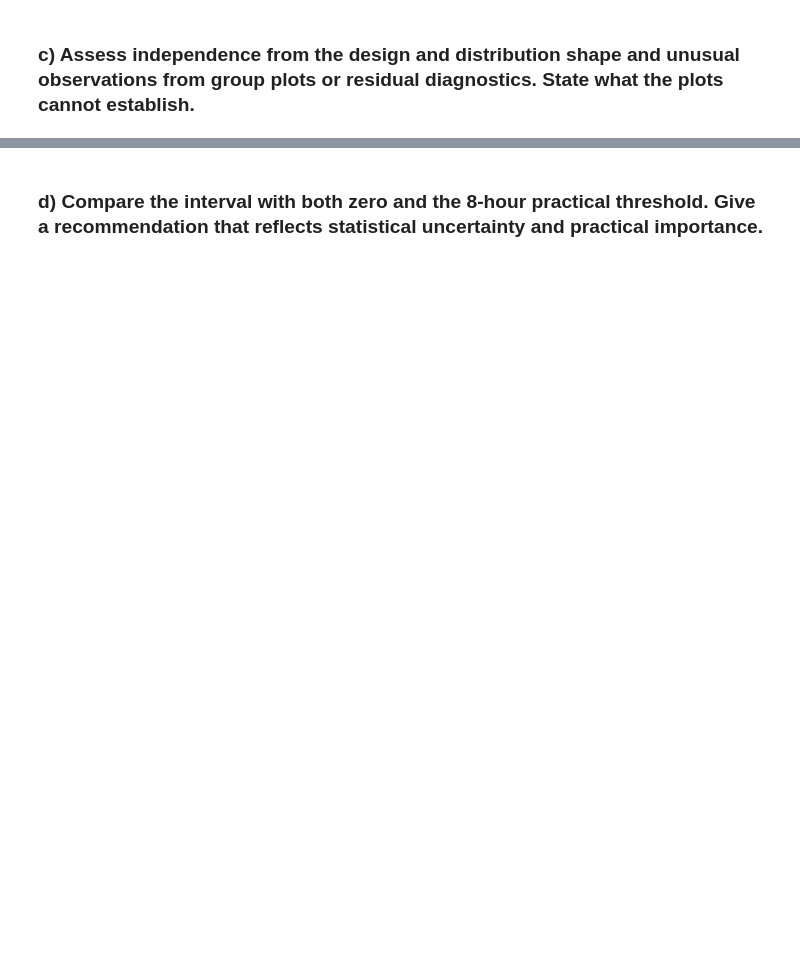
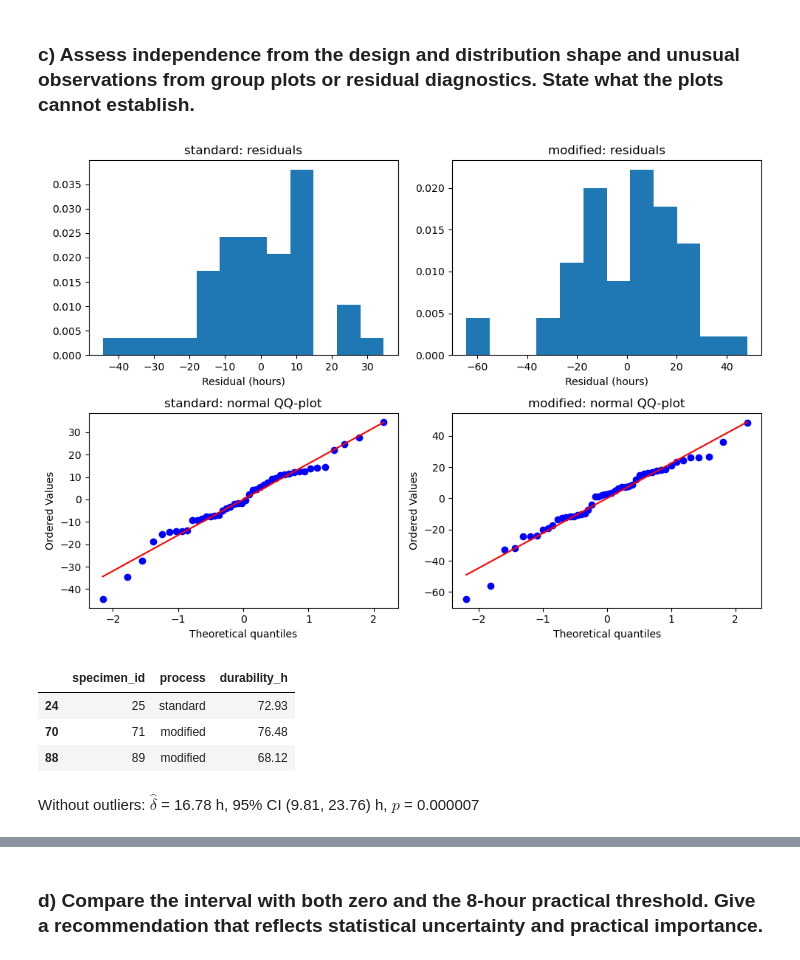
Before and after one commit to Fanticel/STA1, a Jupyter notebook: Asg4/Asg.ipynb, the cells around one changed output, grey strips where cells are left out. Drawn from its saved outputs; the diff is of its cells as text; code cells hidden in the pictures; blank space fills up the shorter version.

```diff
--- a/Asg4/Asg.ipynb
+++ b/Asg4/Asg.ipynb
@@ -196,2 +253,43 @@ Type II error means failing to reject a hypothesis that is in actuality false, t
 # %% [markdown]
 ### c) Assess independence from the design and distribution shape and unusual observations from group plots or residual diagnostics. State what the plots cannot establish.
+# %%
+residual = coating["durability_h"] - coating.groupby("process")["durability_h"].transform("mean")
+
+fig, axes = plt.subplots(2, 2, figsize=(10, 7))
+for i, p in enumerate(order):
+    res = residual[coating["process"] == p]
+    axes[0, i].hist(res, bins=12, density=True)
+    axes[0, i].set_title(f"{p}: residuals")
+    axes[0, i].set_xlabel("Residual (hours)")
+    stats.probplot(res, dist="norm", plot=axes[1, i])
+    axes[1, i].set_title(f"{p}: normal QQ-plot")
+plt.tight_layout()
+plt.show()
+
+q1 = coating.groupby("process")["durability_h"].transform(lambda x: x.quantile(0.25))
+q3 = coating.groupby("process")["durability_h"].transform(lambda x: x.quantile(0.75))
+iqr = q3 - q1
+is_outlier = (coating["durability_h"] < q1 - 1.5 * iqr) | (coating["durability_h"] > q3 + 1.5 * iqr)
+display(coating.loc[is_outlier, ["specimen_id", "process", "durability_h"]])
+
+kept = coating.loc[~is_outlier]
+mod_k = kept.loc[kept["process"] == "modified", "durability_h"]
+std_k = kept.loc[kept["process"] == "standard", "durability_h"]
+welch_k = stats.ttest_ind(mod_k, std_k, equal_var=False)
+diff_k = mod_k.mean() - std_k.mean()
+v1_k = mod_k.var(ddof=1) / len(mod_k)
+v2_k = std_k.var(ddof=1) / len(std_k)
+se_k = np.sqrt(v1_k + v2_k)
+df_k = (v1_k + v2_k)**2 / (v1_k**2 / (len(mod_k) - 1) + v2_k**2 / (len(std_k) - 1))
+ci_k = (diff_k - stats.t.ppf(0.975, df_k) * se_k, diff_k + stats.t.ppf(0.975, df_k) * se_k)
+display(Markdown(rf"""
+Without the outliers: estimated difference = {diff_k:.2f} h, 95% CI = ({ci_k[0]:.2f}, {ci_k[1]:.2f}) h, $p$-value = {welch_k.pvalue:.6f}
+"""))
+# %% [output]
+[figure, added]
+|  | specimen_id | process | durability_h |
+| 24 | 25 | standard | 72.93 |
+| 70 | 71 | modified | 76.48 |
+| 88 | 89 | modified | 68.12 |
+
+Without outliers: $\hat\delta$ = 16.78 h, 95% CI (9.81, 23.76) h, $p$ = 0.000007
```
Also changed, not shown: parts of 5 cells of this notebook.
